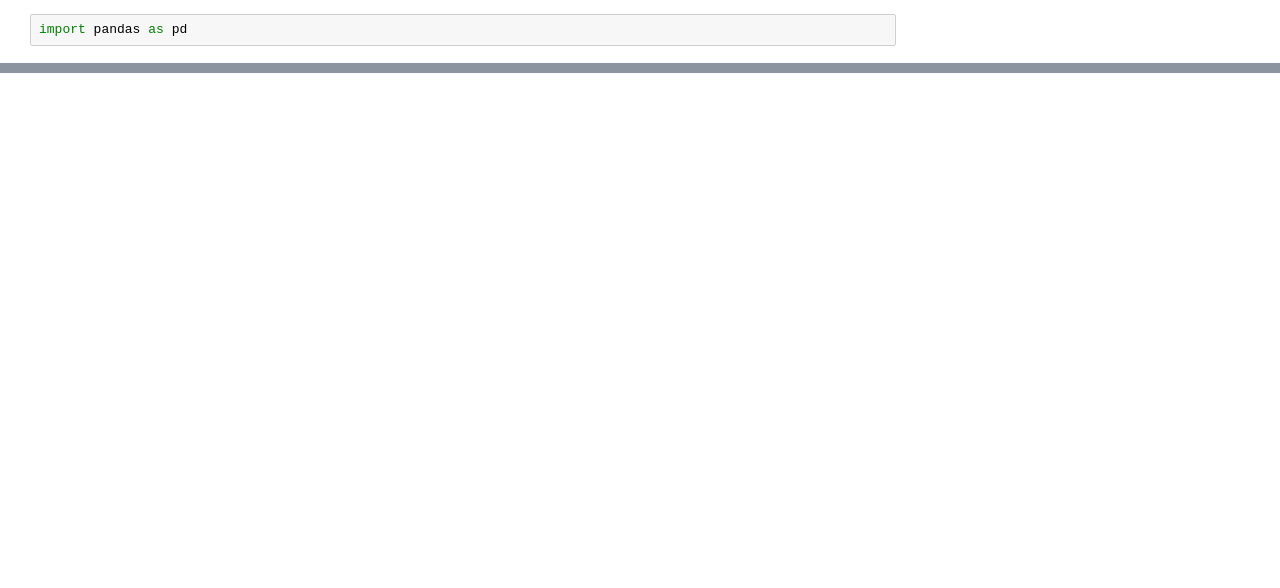
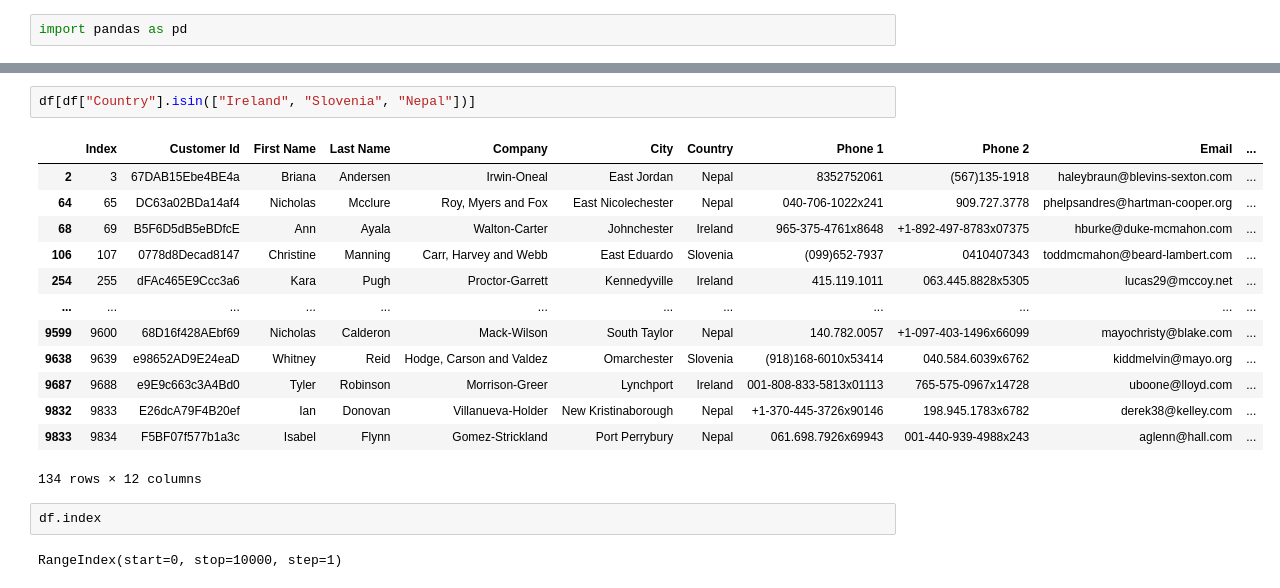
Before and after one commit to panque-buap/IA-OTO2025, a Jupyter notebook: CienciaDatos/Pandas.ipynb, the cells around one changed output, grey strips where cells are left out. Cells and saved outputs as stored; diff of their text form; blank space fills up the shorter version.

```diff
--- a/CienciaDatos/Pandas.ipynb
+++ b/CienciaDatos/Pandas.ipynb
@@ -23,0 +347,20 @@ Name: x, dtype: int64
+# %%
+df[df["Country"].isin(["Ireland", "Slovenia", "Nepal"])]
+# %% [output]
+|  | Index | Customer Id | First Name | Last Name | Company | City | Country | Phone 1 | Phone 2 | Email | ... |
+| 2 | 3 | 67DAB15Ebe4BE4a | Briana | Andersen | Irwin-Oneal | East Jordan | Nepal | 8352752061 | (567)135-1918 | haleybraun@blevins-sexton.com | ... |
+| 64 | 65 | DC63a02BDa14af4 | Nicholas | Mcclure | Roy, Myers and Fox | East Nicolechester | Nepal | 040-706-1022x241 | 909.727.3778 | phelpsandres@hartman-cooper.org | ... |
+| 68 | 69 | B5F6D5dB5eBDfcE | Ann | Ayala | Walton-Carter | Johnchester | Ireland | 965-375-4761x8648 | +1-892-497-8783x07375 | hburke@duke-mcmahon.com | ... |
+| 106 | 107 | 0778d8Decad8147 | Christine | Manning | Carr, Harvey and Webb | East Eduardo | Slovenia | (099)652-7937 | 0410407343 | toddmcmahon@beard-lambert.com | ... |
+| 254 | 255 | dFAc465E9Ccc3a6 | Kara | Pugh | Proctor-Garrett | Kennedyville | Ireland | 415.119.1011 | 063.445.8828x5305 | lucas29@mccoy.net | ... |
+| ... | ... | ... | ... | ... | ... | ... | ... | ... | ... | ... | ... |
+| 9599 | 9600 | 68D16f428AEbf69 | Nicholas | Calderon | Mack-Wilson | South Taylor | Nepal | 140.782.0057 | +1-097-403-1496x66099 | mayochristy@blake.com | ... |
+| 9638 | 9639 | e98652AD9E24eaD | Whitney | Reid | Hodge, Carson and Valdez | Omarchester | Slovenia | (918)168-6010x53414 | 040.584.6039x6762 | kiddmelvin@mayo.org | ... |
+| 9687 | 9688 | e9E9c663c3A4Bd0 | Tyler | Robinson | Morrison-Greer | Lynchport | Ireland | 001-808-833-5813x01113 | 765-575-0967x14728 | uboone@lloyd.com | ... |
+| 9832 | 9833 | E26dcA79F4B20ef | Ian | Donovan | Villanueva-Holder | New Kristinaborough | Nepal | +1-370-445-3726x90146 | 198.945.1783x6782 | derek38@kelley.com | ... |
+| 9833 | 9834 | F5BF07f577b1a3c | Isabel | Flynn | Gomez-Strickland | Port Perrybury | Nepal | 061.698.7926x69943 | 001-440-939-4988x243 | aglenn@hall.com | ... |
+134 rows × 12 columns
+# %%
+df.index
+# %% [output]
+RangeIndex(start=0, stop=10000, step=1)
```
Also changed, not shown: parts of 27 cells of this notebook, 3 other files.
